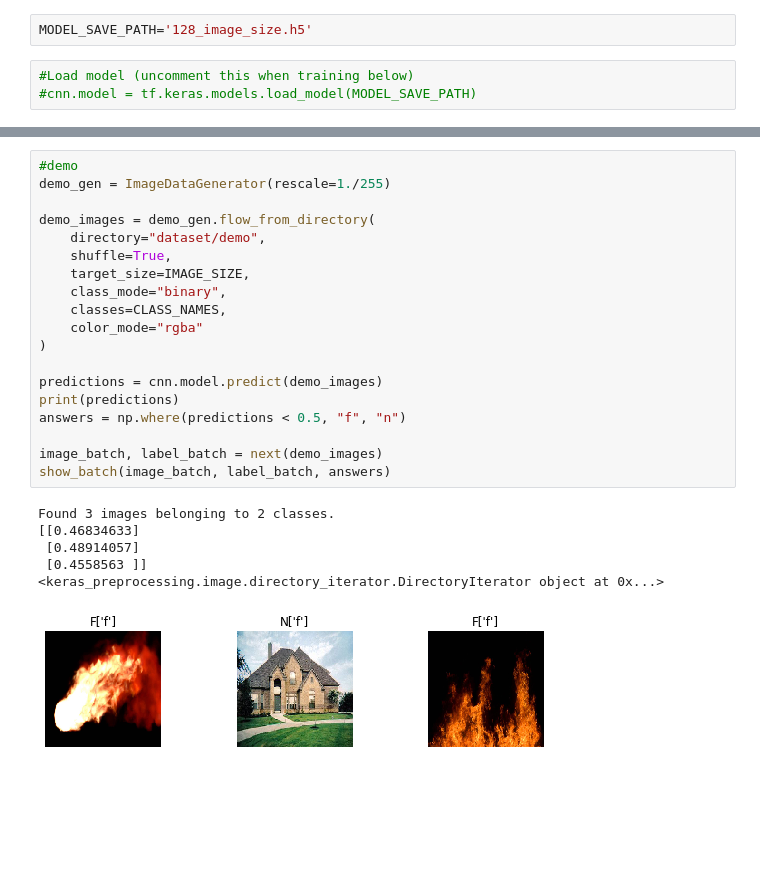
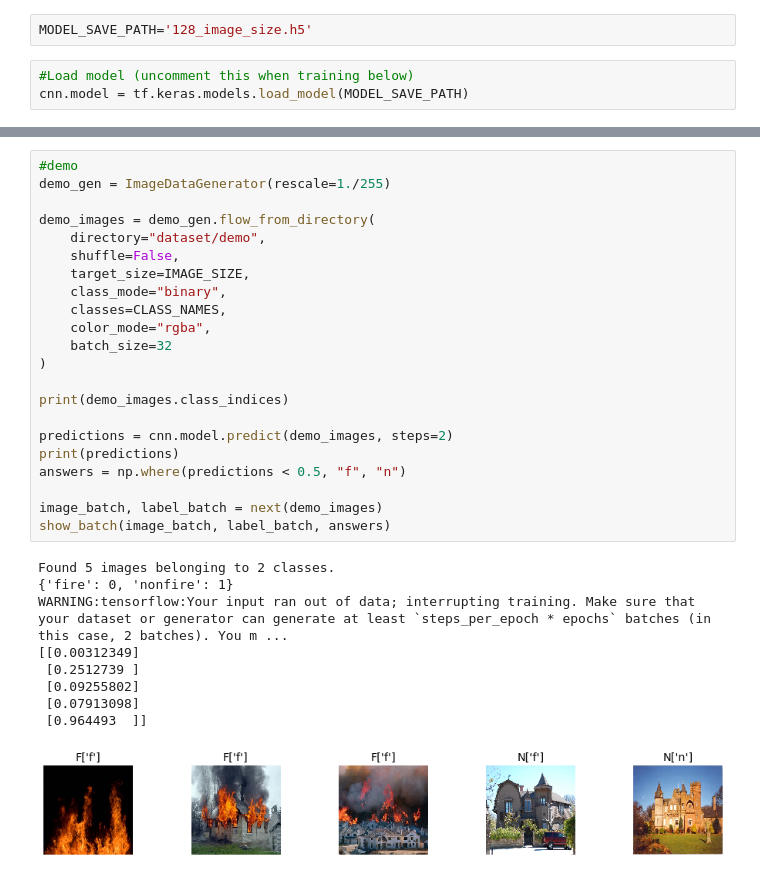
Before and after one commit to hugowangler/d7041e-mini-project, a Jupyter notebook: main.ipynb, the cells around one changed output, grey strips where cells are left out. Cells and saved outputs as stored; diff of their text form; blank space fills up the shorter version.

```diff
--- a/main.ipynb
+++ b/main.ipynb
@@ -128,4 +130,4 @@ cnn = CNN()
 MODEL_SAVE_PATH='128_image_size.h5'
 # %%
 #Load model (uncomment this when training below)
-#cnn.model = tf.keras.models.load_model(MODEL_SAVE_PATH)
+cnn.model = tf.keras.models.load_model(MODEL_SAVE_PATH)
@@ -209,26 +194,32 @@ WARNING:tensorflow:sample_weight modes were coerced from
 # %%
 #demo
 demo_gen = ImageDataGenerator(rescale=1./255)
 
 demo_images = demo_gen.flow_from_directory(
     directory="dataset/demo",
-    shuffle=True,
+    shuffle=False,
     target_size=IMAGE_SIZE,
     class_mode="binary",
     classes=CLASS_NAMES,
-    color_mode="rgba"
+    color_mode="rgba",
+    batch_size=32
 )
 
-predictions = cnn.model.predict(demo_images)
+print(demo_images.class_indices)
+
+predictions = cnn.model.predict(demo_images, steps=2)
 print(predictions)
 answers = np.where(predictions < 0.5, "f", "n")
 
 image_batch, label_batch = next(demo_images)
 show_batch(image_batch, label_batch, answers)
 # %% [output]
-Found 3 images belonging to 2 classes.
-[[0.46834633]
- [0.48914057]
- [0.4558563 ]]
-<keras_preprocessing.image.directory_iterator.DirectoryIterator object at 0x...>
+Found 5 images belonging to 2 classes.
+{'fire': 0, 'nonfire': 1}
+WARNING:tensorflow:Your input ran out of data; interrupting training. Make sure that your dataset or generator can generate at least `steps_per_epoch * epochs` batches (in this case, 2 batches). You m ...
+[[0.00312349]
+ [0.2512739 ]
+ [0.09255802]
+ [0.07913098]
+ [0.964493  ]]
-[figure, old version]
+[figure, new version]
```
Also changed, not shown: parts of 8 cells of this notebook.
